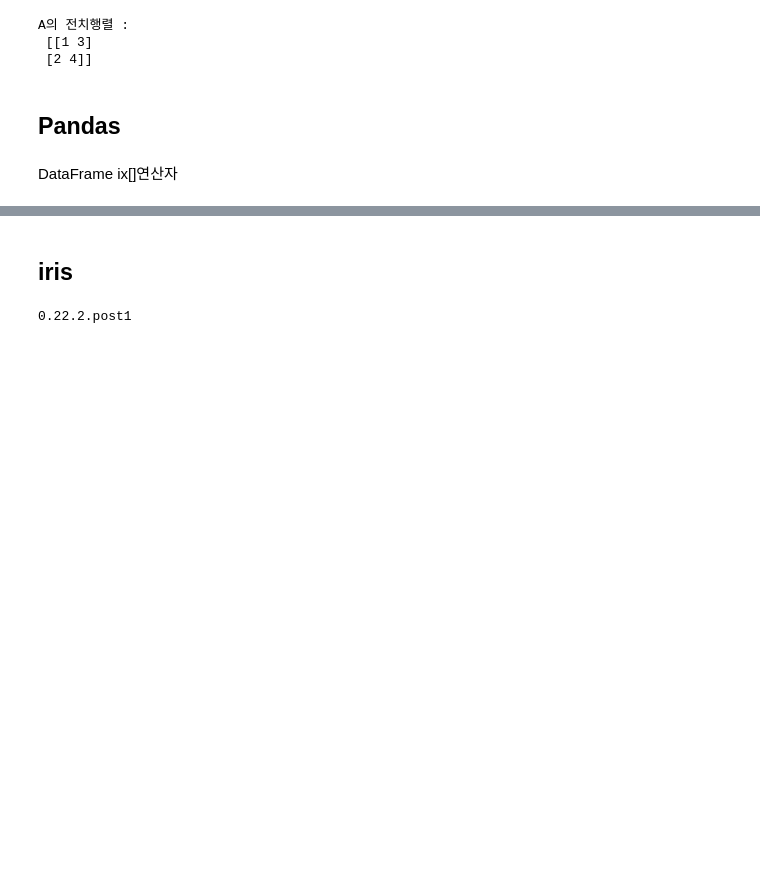
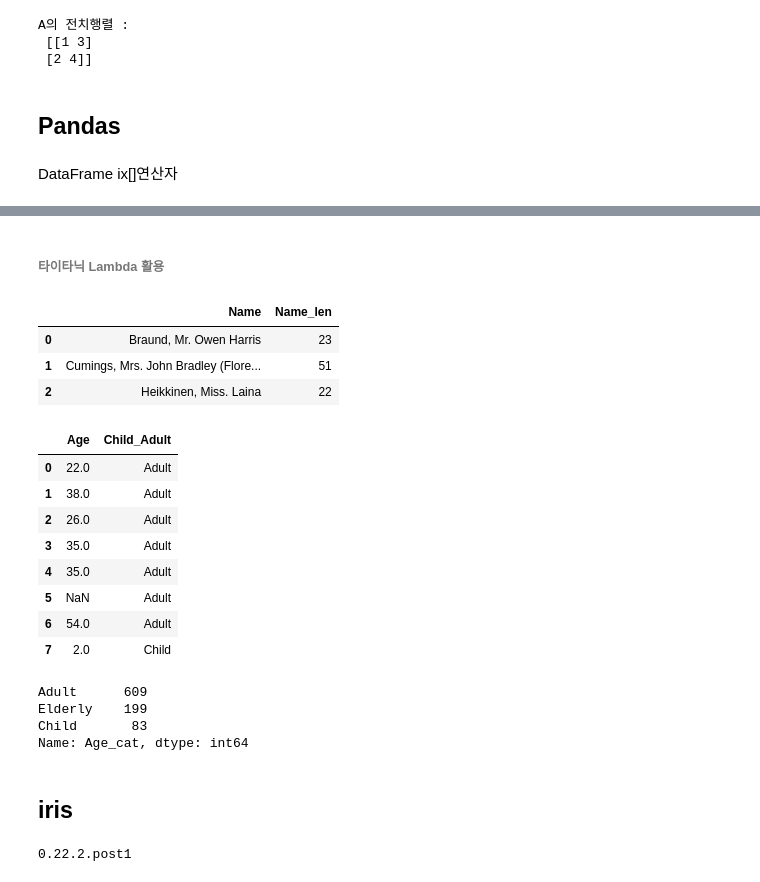
Before and after one commit to cabbi120101/TIL, a Jupyter notebook: ML/자습ML.ipynb, the cells around one changed output, grey strips where cells are left out. Saved outputs shown, nothing was run; the diff lists cells and outputs as text; code cells hidden in the pictures; blank space fills up the shorter version.

```diff
--- a/ML/자습ML.ipynb
+++ b/ML/자습ML.ipynb
@@ -62,3 +82,42 @@ DataFrame ix[]연산자
+# %% [markdown]
+###### 타이타닉 Lambda 활용
+# %%
+# Name 칼럼 문자열 개수를 별도의 칼럼인 Name_len에 생성
+titanic_df['Name_len'] = titanic_df['Name'].apply(lambda x: len(x))
+titanic_df[['Name', 'Name_len']].head(3)
+# %% [output]
+|  | Name | Name_len |
+| 0 | Braund, Mr. Owen Harris | 23 |
+| 1 | Cumings, Mrs. John Bradley (Flore... | 51 |
+| 2 | Heikkinen, Miss. Laina | 22 |
+# %%
+# if else 절 사용하여 나이가 15세 미만이면 'Child', 아니면 'Adult' 구분해 칼럼 만들기
+titanic_df['Child_Adult'] = titanic_df['Age'].apply(lambda x : 'Child' if x <= 15 else 'Adult')
+titanic_df[['Age', 'Child_Adult']].head(8)
+# 결과를 보니 else를 써서 NaN값의 경우 Adult로 표시됨 이를 보았을때 우선 NaN값을 먼저 처리 혹은 확인하고 구분하는게 좋아보임 아니면 알고 있는 채로 먼저 구분 한다음에 처리를 해야 할것같음
+# %% [output]
+|  | Age | Child_Adult |
+| 0 | 22.0 | Adult |
+| 1 | 38.0 | Adult |
+| 2 | 26.0 | Adult |
+| 3 | 35.0 | Adult |
+| 4 | 35.0 | Adult |
+| 5 | NaN | Adult |
+| 6 | 54.0 | Adult |
+| 7 | 2.0 | Child |
+# %%
+# lambda 사용 할 때 if else 사용 할때 주의할 점
+# lambda x : if x <= 15 'Child' else 'Adult'가 아님
+# lambda x : 'Child' if c<=15 else 'Adult' 이 맞다.
+# if, else만 지원 if, else if, else와 같은 else if는 지원 안한다.
+
+titanic_df['Age_cat'] = titanic_df['Age'].apply(lambda x : 'Child' if x <= 15 else ('Adult' if x<= 60 else 'Elderly'))
+titanic_df['Age_cat'].value_counts()
+# %% [output]
+Adult      609
+Elderly    199
+Child       83
+Name: Age_cat, dtype: int64
 # %% [markdown]
 ## iris
 # %%
```
Also changed, not shown: parts of 9 cells of this notebook.
